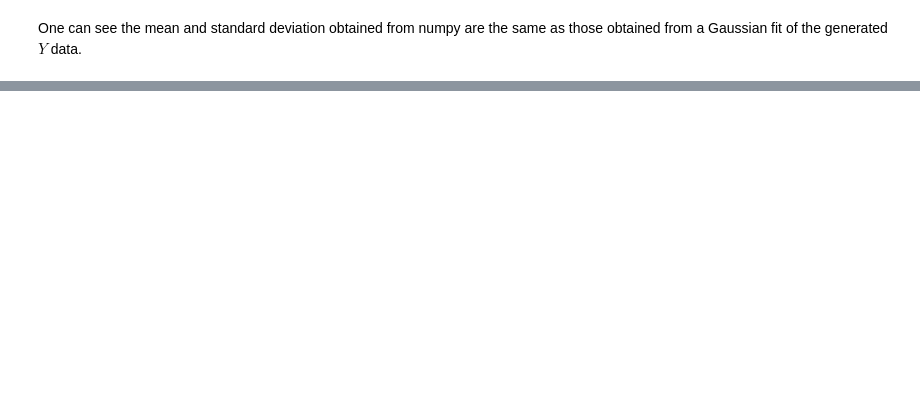
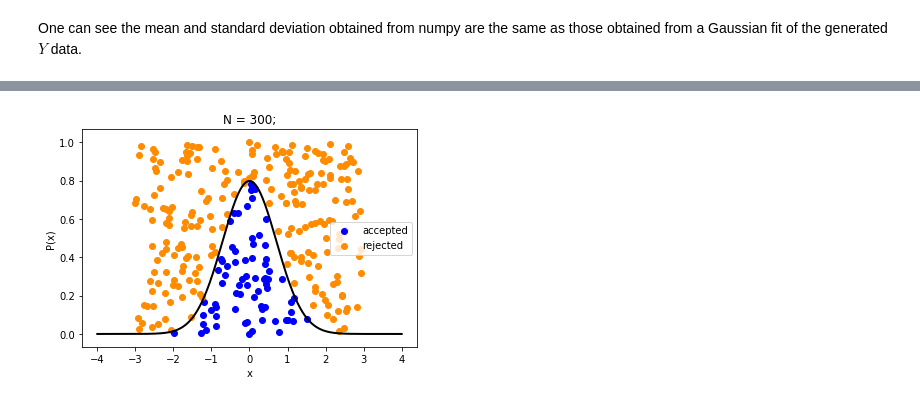
Before and after one commit to andrewrgarcia/monte-carlo, a Jupyter notebook: montecarlo.ipynb, the cells around one changed output, grey strips where cells are left out. Drawn from its saved outputs; the diff is of its cells as text; code cells hidden in the pictures; blank space fills up the shorter version.

```diff
--- a/montecarlo.ipynb
+++ b/montecarlo.ipynb
@@ -146,0 +209,37 @@ One can see the mean and standard deviation obtained from numpy are the same as
+# %%
+import random as ran
+import numpy as np
+
+#function for a Gaussian
+def pdf(x,sigma):
+    return (1/np.sqrt(2*np.pi*sigma**2))*np.exp((-x**2)/(2*sigma)**2)
+
+
+def accrej(n):
+
+    #plot a Gaussian with the following parameters:
+    sigma, x = 0.5, np.linspace(-4,4,500)
+    P = pdf(x,sigma)
+
+    plt.figure()
+    plt.ylabel('P(x)')
+    plt.xlabel('x')
+    plt.plot(x,P,linewidth=2,color='k')
+
+
+    #the rejection sampling algorithm explained graphically
+    k=0
+    while k < n:
+        xs, ys = ran.uniform(-3,3), ran.uniform(0,1)
+        Pxs = pdf(xs,sigma)
+        [plt.scatter(xs,ys,color='b') if Pxs > ys else plt.scatter(xs,ys,color='darkorange')]
+        plt.title('N = {};'.format(k+1))
+        k+=1
+
+    plt.scatter(0,0,color='b', label='accepted'), plt.scatter(0,1,color='darkorange',label='rejected')
+    plt.legend()
+    plt.show()
+
+accrej(300)
+# %% [output]
+[figure, added]
```
Also changed, not shown: parts of 11 cells of this notebook, 1 other file.
